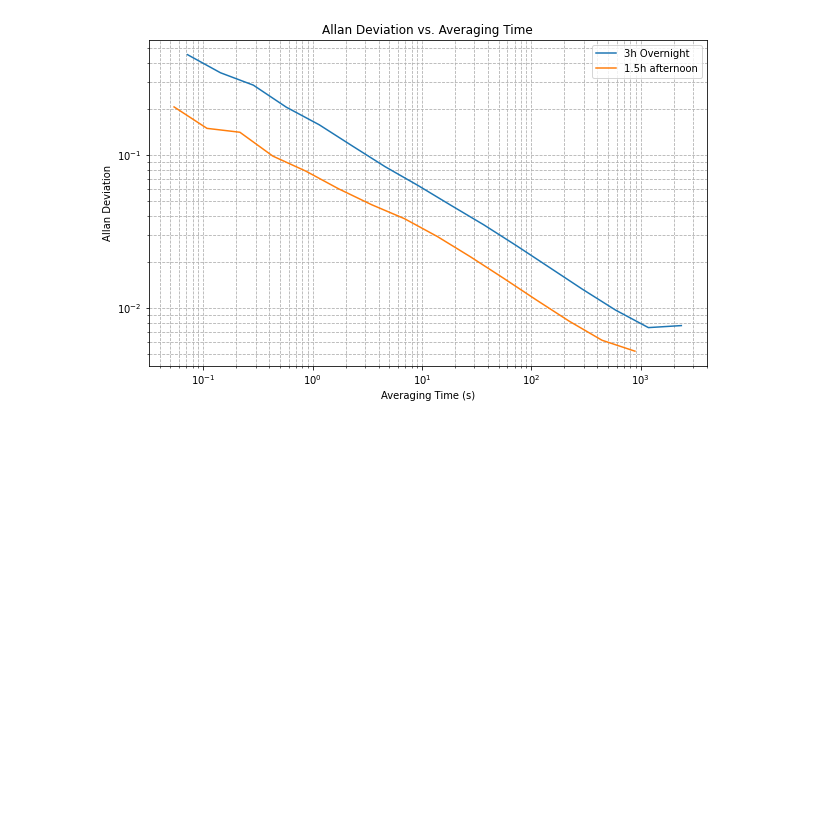
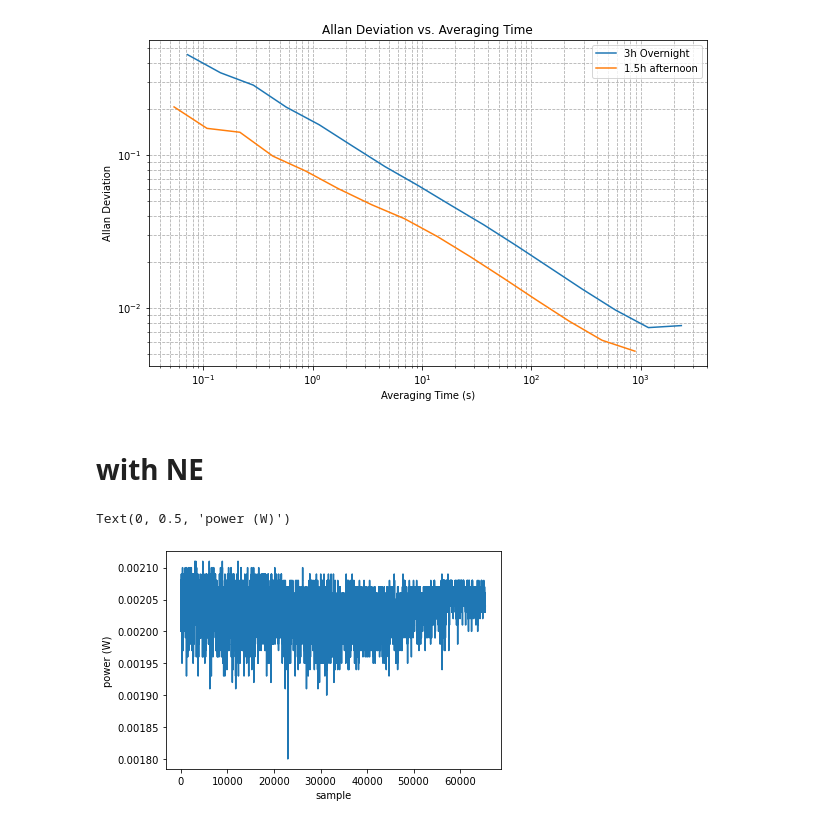
Before and after one commit to ahserhan/PSD-Calculation, a Jupyter notebook: experiment/Allan Variance.ipynb, the cells around one changed output. Saved outputs shown, nothing was run; the diff lists cells and outputs as text; code cells hidden in the pictures; blank space fills up the shorter version.

Commit message:
added data and calcualtion for noise eater

```diff
--- a/experiment/Allan Variance.ipynb
+++ b/experiment/Allan Variance.ipynb
@@ -140,3 +140,13 @@ plt.legend()
 plt.show()
 # %% [output]
 [figure]
+# %% [markdown]
+# with NE
+# %%
+power_time_series = pandas.read_csv("Data_NE.csv")["power"]
+plt.plot(power_time_series)
+plt.xlabel("sample")
+plt.ylabel("power (W)")
+# %% [output]
+Text(0, 0.5, 'power (W)')
+[figure, added]
```
Also changed, not shown: parts of 3 cells of this notebook.
